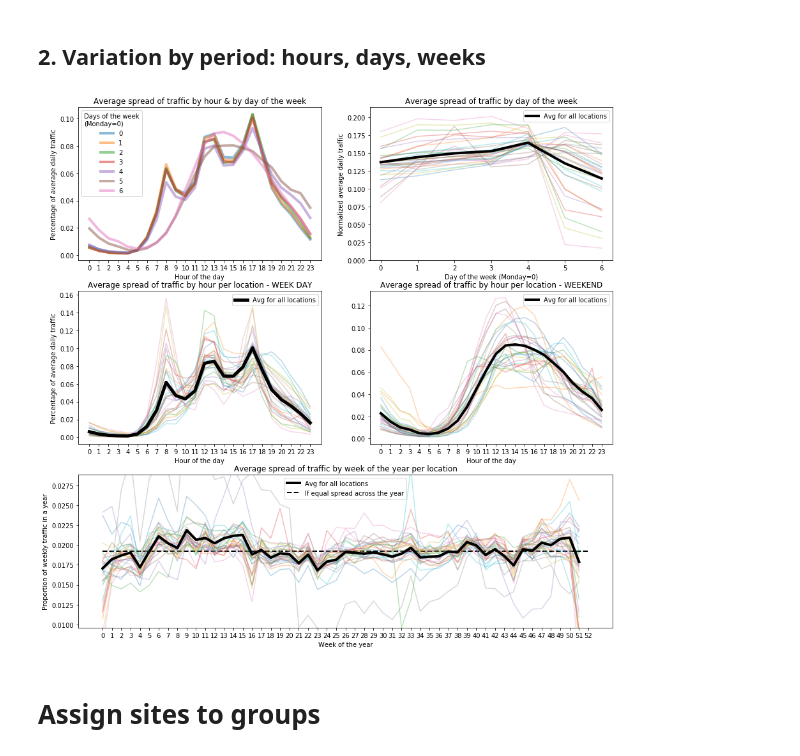
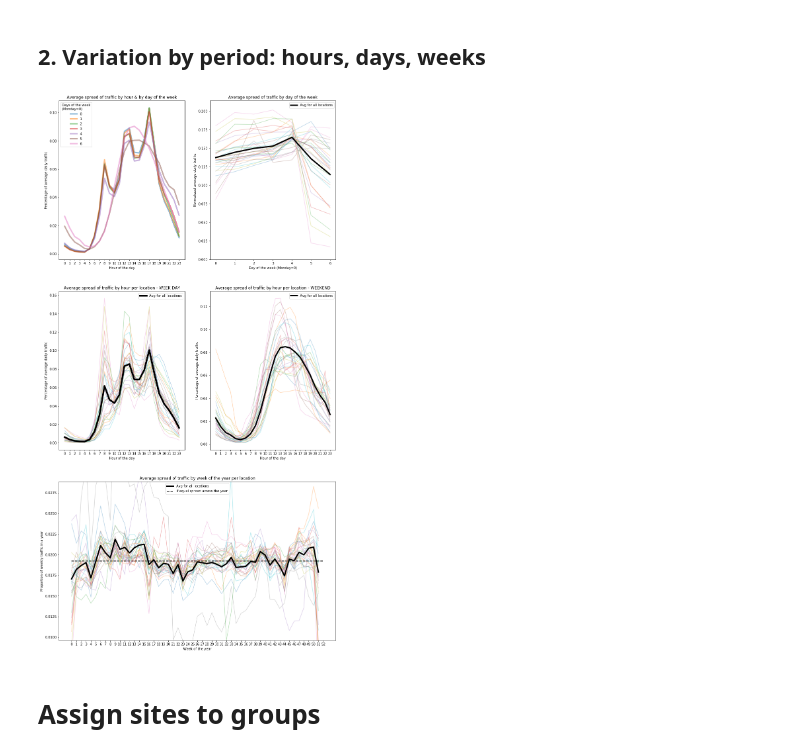
Before and after one commit to khairulomar/Melbourne_pedestrian, a Jupyter notebook: Melbourne_pedestrian.ipynb, the cells around one changed output. Cells and saved outputs as stored; diff of their text form; code cells hidden in the pictures.

```diff
--- a/Melbourne_pedestrian.ipynb
+++ b/Melbourne_pedestrian.ipynb
@@ -322,7 +324,7 @@ for period in ['hours', 'days', 'week']:
             dfweek = pd.DataFrame(pivotweek, index=index_df, columns=cols_week)
             plot_data.append(dfweek)
 # %%
-fig, ax = plt.subplots(ncols=2, nrows=3, figsize=(15,15))
+fig, ax = plt.subplots(ncols=2, nrows=3, figsize=(15,30))
 
 ax[0,0].plot(dfdays, linewidth=4, alpha=0.5)
 ax[0,0].set_title('Average spread of traffic by hour & by day of the week')
@@ -344,35 +346,36 @@ ax[0,1].legend()
 ax[1,0].plot(plot_data[0], alpha=0.3)
 ax[1,0].plot(plot_data[2], linewidth=5, c='black', label='Avg for all locations')
 ax[1,0].set_title('Average spread of traffic by hour per location - WEEK DAY')
+ax[1,0].set_ylabel('Percentage of average daily traffic')
 # Plot variation by hour for weekends
 ax[1,1].plot(plot_data[1], alpha=0.3)
 ax[1,1].plot(plot_data[3], linewidth=4, c='black', label='Avg for all locations')
 ax[1,1].set_title('Average spread of traffic by hour per location - WEEKEND')
-ax[1,0].set_ylabel('Percentage of average daily traffic')
+ax[1,1].set_ylabel('Percentage of average daily traffic')
 ax[1,0].set_xlabel('Hour of the day')
 ax[1,1].set_xlabel('Hour of the day')
 ax[1,0].set_xticks(range(0,24))
 ax[1,1].set_xticks(range(0,24))
 ax[1,0].legend()
 ax[1,1].legend()
 
 # Plot variation by week of the year
 gs = ax[1, 1].get_gridspec()
 for ax in ax[2,0:]:
     ax.remove()
 axbig = fig.add_subplot(gs[2,0:])
 axbig.plot(plot_data[6], alpha=0.3)
 axbig.plot(plot_data[7], linewidth=4, c='black', label='Avg for all locations')
 axbig.hlines(1/52,0,52,linestyles='dashed', linewidth=2, label='If equal spread across the year')
 axbig.set_title('Average spread of traffic by week of the year per location')
 axbig.set_ylim(0.5/52,1.5/52)
 axbig.set_ylabel('Proportion of weekly traffic in a year')
 axbig.set_xlabel('Week of the year')
 axbig.set_xticks(range(0,53))
 axbig.legend()
 plt.show()
 # %% [output]
-[figure, old version]
+[figure, new version]
 # %% [markdown]
 # Assign sites to groups
 # %%
```
Also changed, not shown: parts of 42 cells of this notebook.
